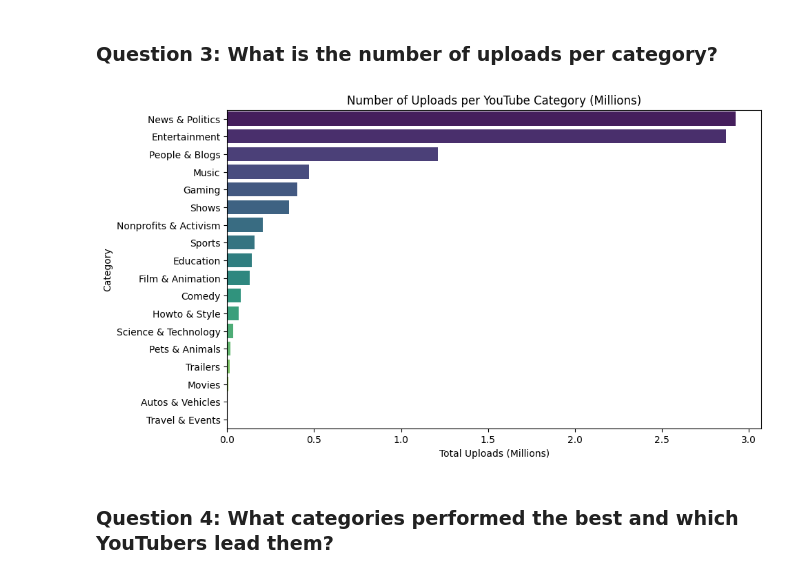
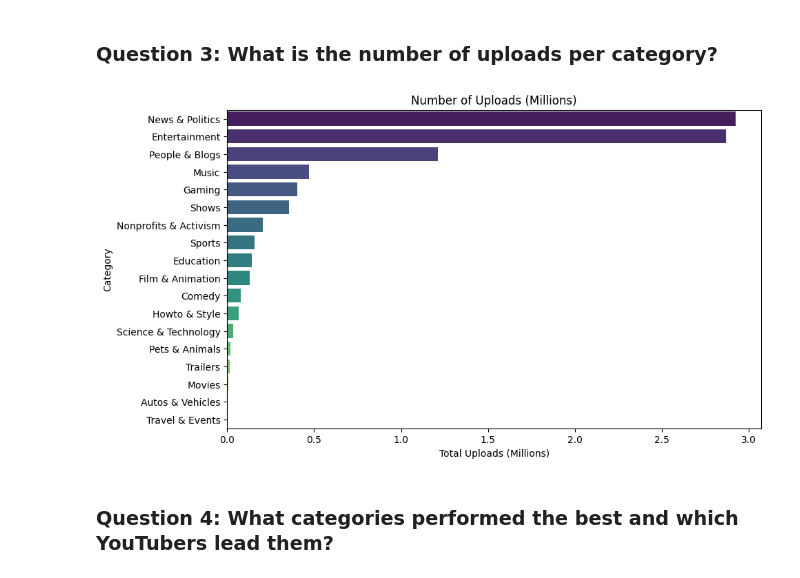
Before and after one commit to codemaahir/YouTube-Category-Insights-2023, a Jupyter notebook: yt_insights.ipynb, the cells around one changed output. Cells and saved outputs as stored; diff of their text form; code cells hidden in the pictures.

```diff
--- a/yt_insights.ipynb
+++ b/yt_insights.ipynb
@@ -155,20 +157,20 @@ plt.show()
 # %%
 # Group the data by category and calculate total uploads in millions
 uploads_by_category = df.groupby('category')['uploads'].sum().reset_index()
 uploads_by_category['Total Uploads (Millions)'] = uploads_by_category['uploads'] / 1e6
 
 # Sort the data by total uploads in descending order
 uploads_by_category = uploads_by_category.sort_values(by='Total Uploads (Millions)', ascending=False)
 
 # Create a bar chart to visualize the number of uploads per category
 plt.figure(figsize=(10, 6))
 sns.barplot(x='Total Uploads (Millions)', y='category', data=uploads_by_category, palette='viridis')
 plt.xlabel('Total Uploads (Millions)')
 plt.ylabel('Category')
-plt.title('Number of Uploads per YouTube Category (Millions)')
+plt.title('Number of Uploads (Millions)')
 plt.show()
 # %% [output]
-[figure, old version]
+[figure, new version]
 # %% [markdown]
 ### __Question 4:__ What categories performed the best and which YouTubers lead them?
 # %% [markdown]
```
Also changed, not shown: parts of 4 cells of this notebook.
